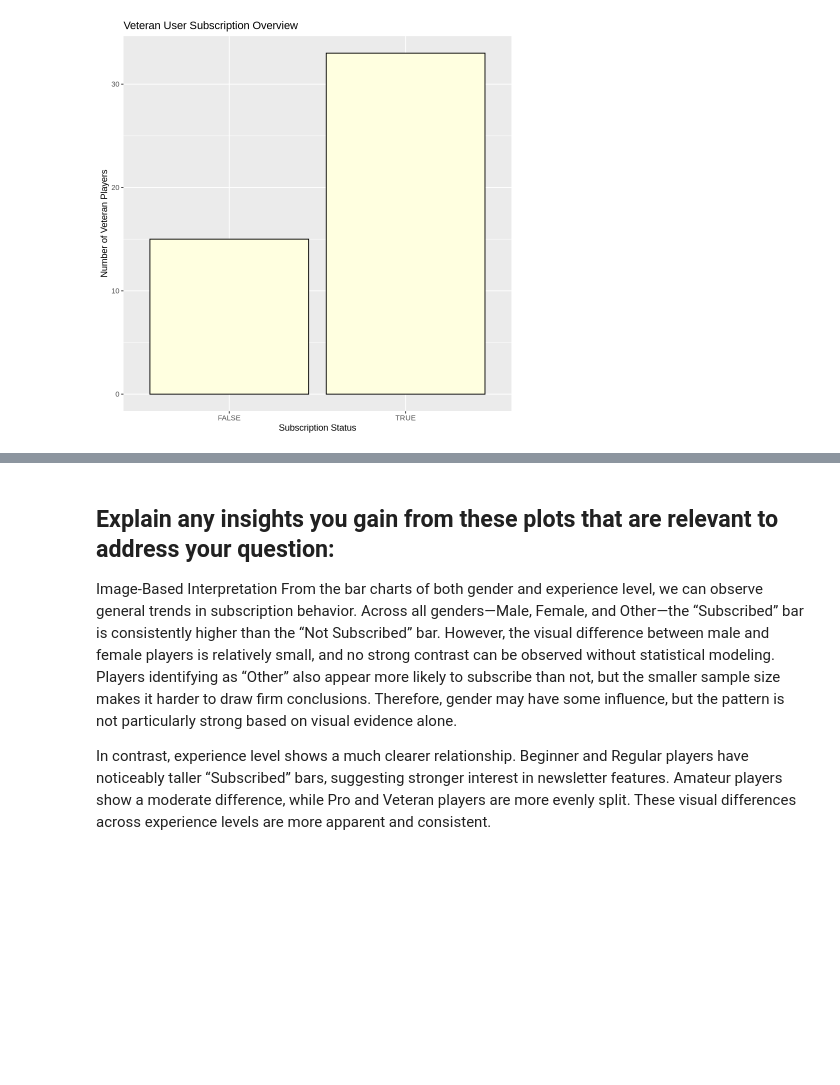
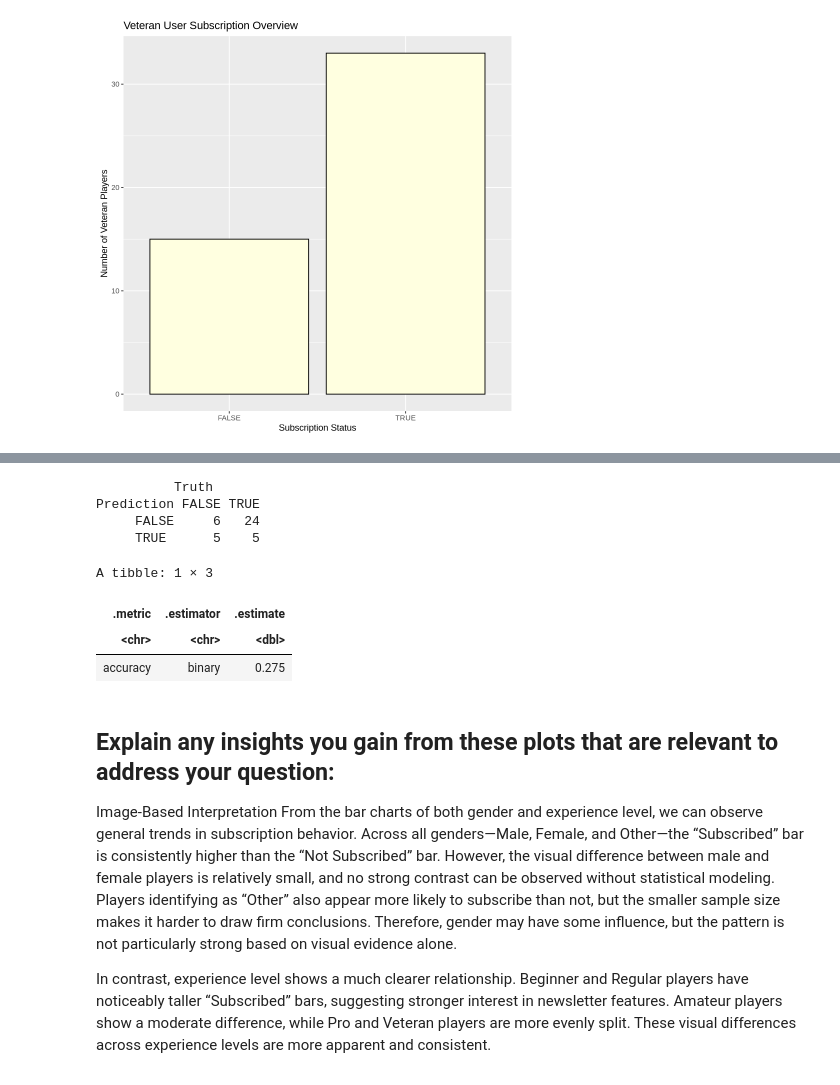
Before and after one commit to 90419359/data-science-project, a Jupyter notebook: junxiaolu 90419359 data science 100 project.ipynb, the cells around one changed output, grey strips where cells are left out. Drawn from its saved outputs; the diff is of its cells as text; code cells hidden in the pictures; blank space fills up the shorter version.

```diff
--- a/junxiaolu 90419359 data science 100 project.ipynb
+++ b/junxiaolu 90419359 data science 100 project.ipynb
@@ -291,3 +343,38 @@ experience_subscribe_veteran_bar
+# %%
+data_split <- initial_split(data, prop = 0.8, strata = subscribe)
+train_data <- training(data_split)
+test_data <- testing(data_split)
+# %%
+recipe_knn <- recipe(subscribe ~ gender_simple + experience, data = train_data) |>
+  step_dummy(all_nominal_predictors()) |>
+  step_normalize(all_predictors())
+
+model_knn <- nearest_neighbor(neighbors = 5) |>
+  set_engine("kknn") |>
+  set_mode("classification")
+
+workflow_knn <- workflow() |>
+  add_recipe(recipe_knn) |>
+  add_model(model_knn) |>
+  fit(data = train_data)
+
+pred_knn <- predict(workflow_knn, new_data = test_data) |>
+  bind_cols(test_data)
+
+confmat_knn <- conf_mat(pred_knn, truth = subscribe, estimate = .pred_class)
+confmat_knn
+accuracy_knn <- metrics(pred_knn, truth = subscribe, estimate = .pred_class) |>
+  filter(.metric == "accuracy")
+accuracy_knn
+# %% [output]
+          Truth
+Prediction FALSE TRUE
+     FALSE     6   24
+     TRUE      5    5
+A tibble: 1 × 3
+| .metric | .estimator | .estimate |
+| <chr> | <chr> | <dbl> |
+| accuracy | binary | 0.275 |
 # %% [markdown]
 ## Explain any insights you gain from these plots that are relevant to address your question:
 Image-Based Interpretation
```
Also changed, not shown: parts of 5 cells of this notebook.
